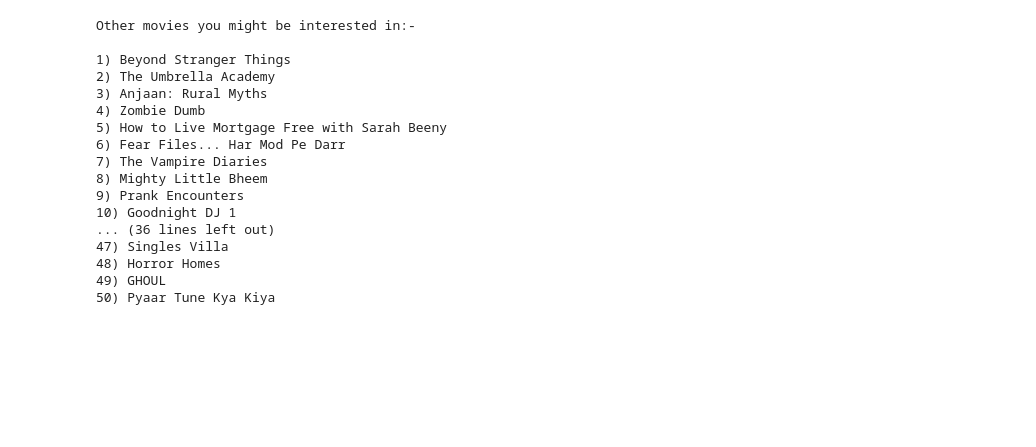
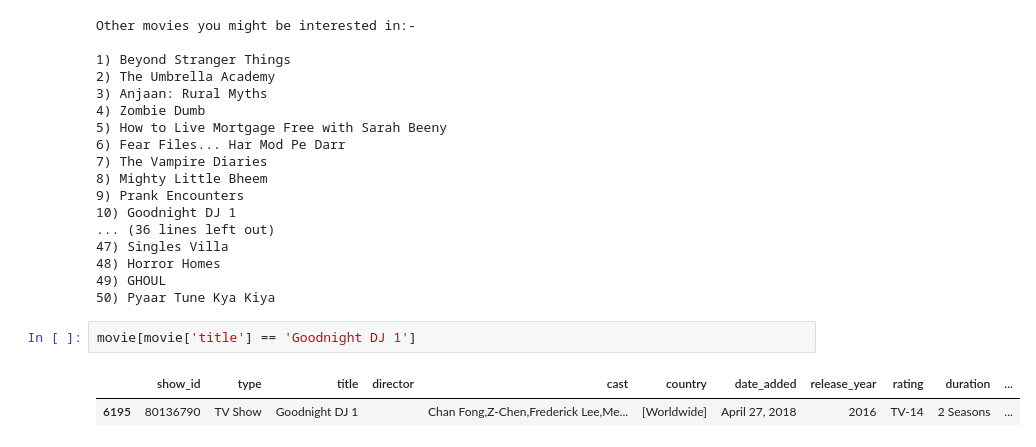
Before and after one commit to hayufa12/NetflixMovieSimmilarity, a Jupyter notebook: Netflix.ipynb, the cells around one changed output. Cells and saved outputs as stored; diff of their text form; blank space fills up the shorter version.

```diff
--- a/Netflix.ipynb
+++ b/Netflix.ipynb
@@ -301,3 +319,8 @@ Other movies you might be interested in:-
 48) Horror Homes
 49) GHOUL
 50) Pyaar Tune Kya Kiya
+# %%
+movie[movie['title'] == 'Goodnight DJ 1']
+# %% [output]
+|  | show_id | type | title | director | cast | country | date_added | release_year | rating | duration | ... |
+| 6195 | 80136790 | TV Show | Goodnight DJ 1 |  | Chan Fong,Z-Chen,Frederick Lee,Me... | [Worldwide] | April 27, 2018 | 2016 | TV-14 | 2 Seasons | ... |
```
Also changed, not shown: parts of 4 cells of this notebook.
